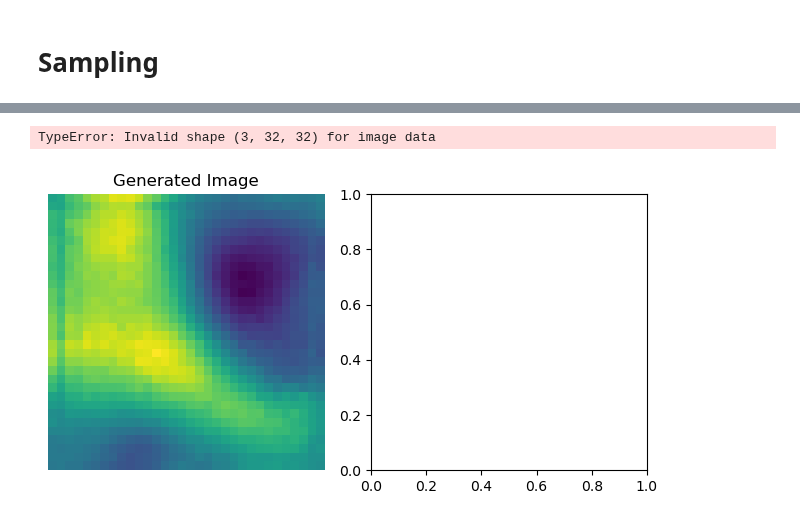
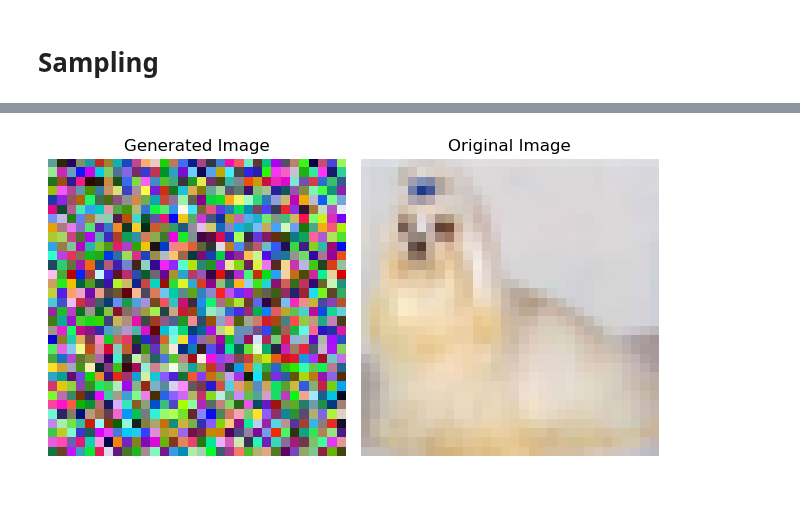
Before and after one commit to markus1573/Deep-learning-projekt, a Jupyter notebook: CIFAR_training.ipynb, the cells around one changed output, grey strips where cells are left out. Cells and saved outputs as stored; diff of their text form; code cells hidden in the pictures; blank space fills up the shorter version.

```diff
--- a/CIFAR_training.ipynb
+++ b/CIFAR_training.ipynb
@@ -308,7 +285,7 @@ single_batchs = single_batch.repeat(batch_size, 1, 1, 1)
 model.train()
 
 # Define the optimizer and loss function
-optimizer = torch.optim.Adam(model.parameters(), lr=1e-4)
+optimizer = torch.optim.Adam(model.parameters(), lr=1e-2)
 criterion = torch.nn.MSELoss()
 plot_every = 400
 
@@ -325,20 +302,20 @@ for epoch in range(epochs):
     loss.backward()
     optimizer.step()
 
-    if epoch % plot_every == 0:
-        with torch.inference_mode():
-            model.eval()
-            t = torch.randint(0, T, (1,), device=device)
-            t_emb = time_embedding_layer(t)
-            eps = torch.randn_like(single_batch).to(device)
-            x_t = torch.sqrt(alpha_bar[t]) * single_batch + torch.sqrt(1 - alpha_bar[t]) * eps
-            predicted_eps = model(x_t, t_emb)
-            reconstructed = x_t - predicted_eps
-            fig, axs = plt.subplots(1, 3, tight_layout=True)
-            axs[0].imshow(predicted_eps[0][0].cpu().detach().numpy(), cmap="gray")
-            axs[0].set_title("Predicted Noise")
-            axs[1].imshow(eps[0][0].cpu().detach().numpy(), cmap="gray")
-            axs[1].set_title("True Noise")
-            axs[2].imshow(np.abs(predicted_eps[0][0].cpu().detach().numpy()-eps[0][0].cpu().detach().numpy()), cmap="gray")
-            axs[2].set_title("Difference in noise")
-            plt.show()
+    # if epoch % plot_every == 0:
+    #     with torch.inference_mode():
+    #         model.eval()
+    #         t = torch.randint(0, T, (1,), device=device)
+    #         t_emb = time_embedding_layer(t)
+    #         eps = torch.randn_like(single_batch).to(device)
+    #         x_t = torch.sqrt(alpha_bar[t]) * single_batch + torch.sqrt(1 - alpha_bar[t]) * eps
+    #         predicted_eps = model(x_t, t_emb)
+    #         reconstructed = x_t - predicted_eps
+    #         fig, axs = plt.subplots(1, 3, tight_layout=True)
+    #         axs[0].imshow(predicted_eps[0][0].cpu().detach().numpy(), cmap="gray")
+    #         axs[0].set_title("Predicted Noise")
+    #         axs[1].imshow(eps[0][0].cpu().detach().numpy(), cmap="gray")
+    #         axs[1].set_title("True Noise")
+    #         axs[2].imshow(np.abs(predicted_eps[0][0].cpu().detach().numpy()-eps[0][0].cpu().detach().numpy()), cmap="gray")
+    #         axs[2].set_title("Difference in noise")
+    #         plt.show()
@@ -359,29 +322,28 @@ for epoch in range(epochs):
 # %%
 # Set the model to evaluation mode
 model.eval()
 
 # Initialize a random noise tensor
 xt = torch.randn(1, 3, 32, 32).to(device)
 
 # Perform the reverse diffusion process
 with torch.no_grad():
     for t in torch.arange(T-1, -1, -1):
         t = t.reshape(1).to(device)
         t_emb = time_embedding_layer(t.float())
         z = torch.randn(1, 3, 32, 32).to(device) if t > 1 else torch.zeros(1, 3, 32, 32).to(device)
 
         xt_new = 1 / torch.sqrt(alpha[t]) * (xt - (1 - alpha[t]) / torch.sqrt(1 - alpha_bar[t]) * model(xt, t_emb)) + torch.sqrt(beta[t]) * z
         xt = xt_new
 
 # Plot the generated image
 fig,axs = plt.subplots(1, 2, tight_layout=True)
-axs[0].imshow(reverse_transform(xt[0][0].cpu().detach().numpy()))
+axs[0].imshow(reverse_transform(xt[0].cpu().detach()))
 axs[0].set_title("Generated Image")
 axs[0].axis("off")
-axs[1].imshow(single_batch[0][0].cpu().detach().numpy())
+axs[1].imshow(reverse_transform(single_batch[0].cpu().detach()))
 axs[1].set_title("Original Image")
 axs[1].axis("off")
 plt.show()
 # %% [output]
-TypeError: Invalid shape (3, 32, 32) for image data
-[figure, old version]
+[figure, new version]
```
Also changed, not shown: parts of 5 cells of this notebook, 1 other file.
